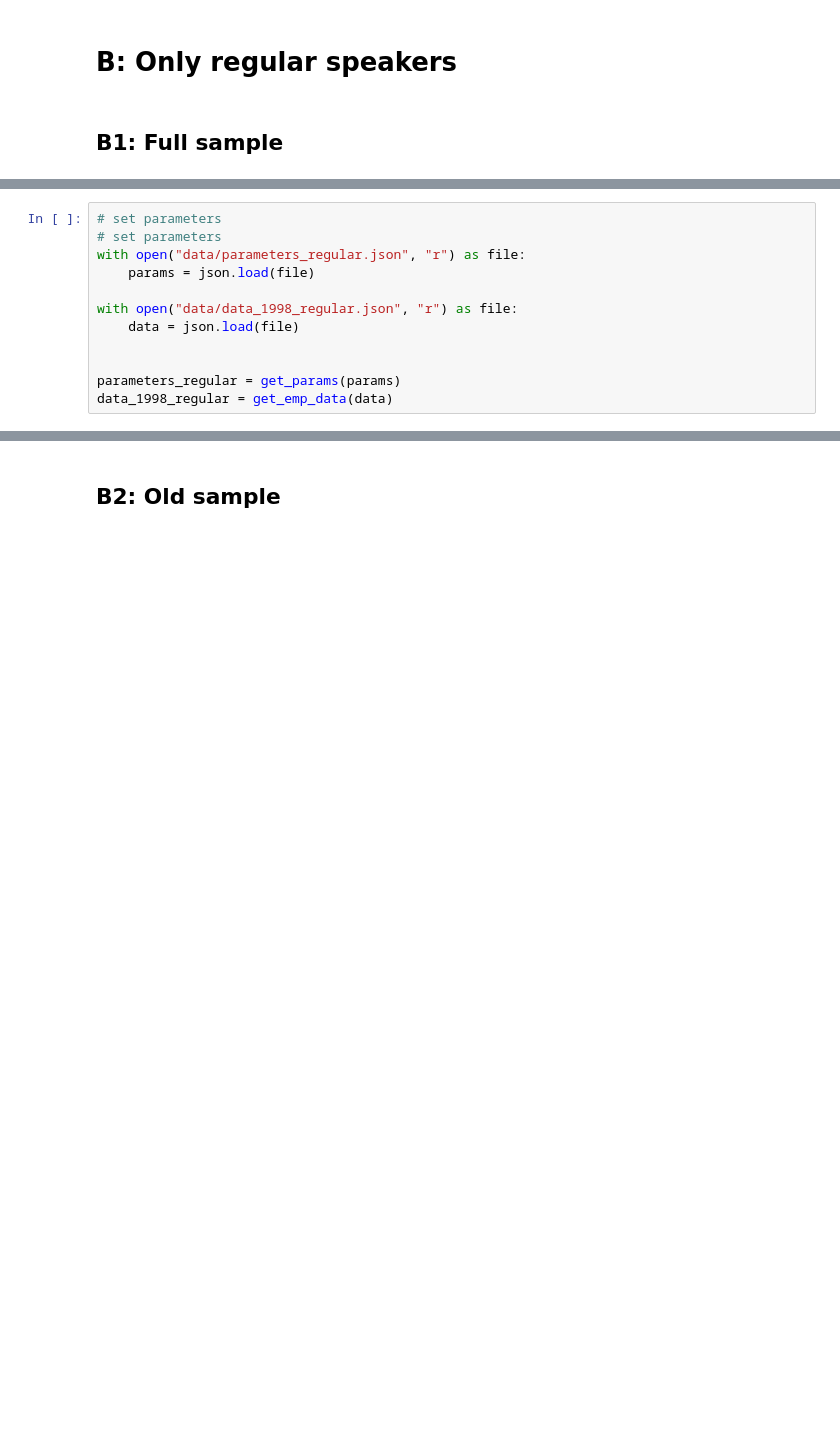
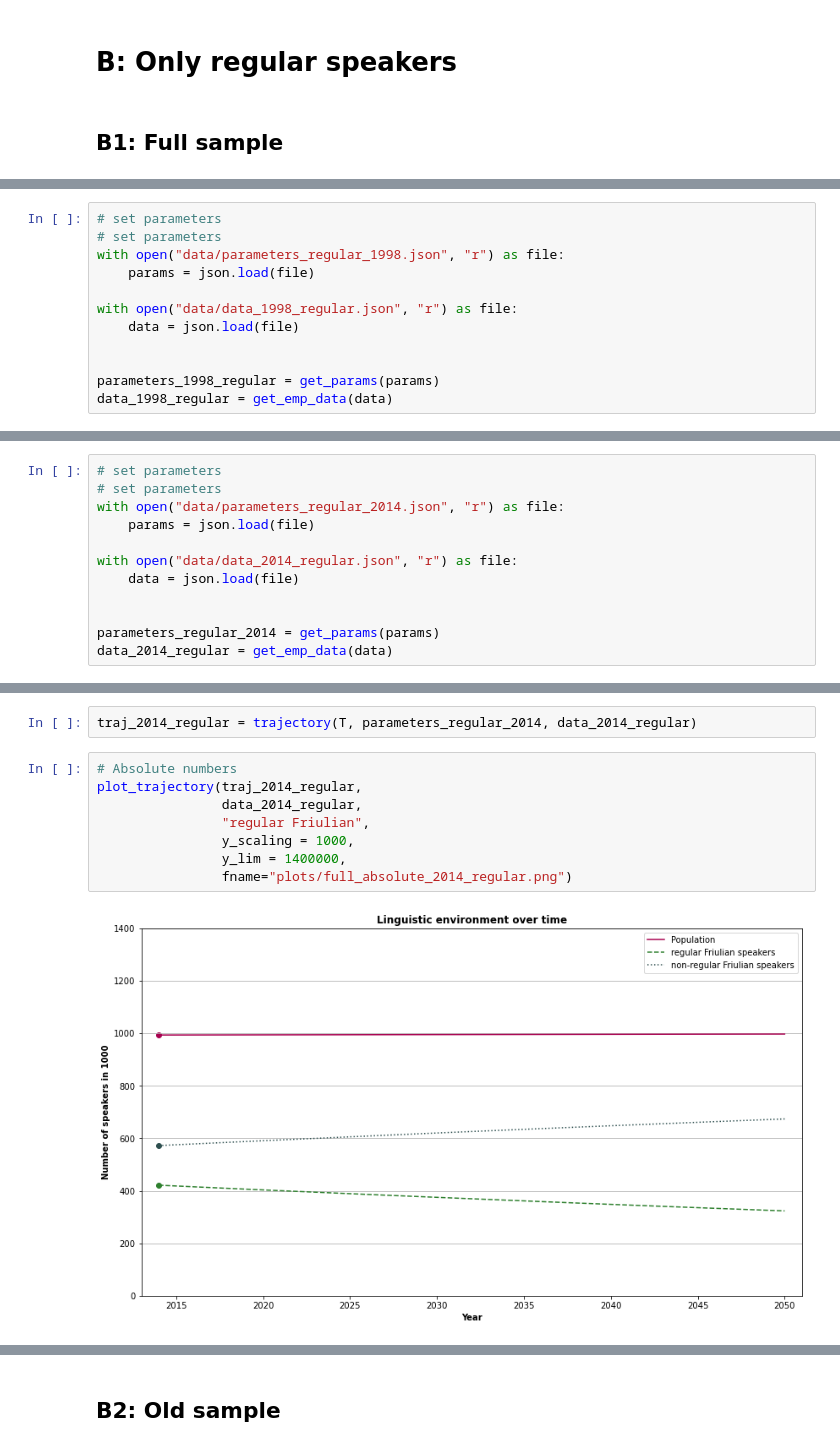
Before and after one commit to teasko/language_dynamics_modeling, a Jupyter notebook: Friulian_in_FVG/analysis_friul.ipynb, the cells around one changed output, grey strips where cells are left out. Cells and saved outputs as stored; diff of their text form; blank space fills up the shorter version.

```diff
--- a/Friulian_in_FVG/analysis_friul.ipynb
+++ b/Friulian_in_FVG/analysis_friul.ipynb
@@ -355,13 +481,13 @@ print(f"   xH = {total_end[0]/(total_end[0]+total_end[2]) :0.3f}")
 # %%
 # set parameters
 # set parameters
-with open("data/parameters_regular.json", "r") as file:
+with open("data/parameters_regular_1998.json", "r") as file:
     params = json.load(file)
 
 with open("data/data_1998_regular.json", "r") as file:
     data = json.load(file)
 
 
-parameters_regular = get_params(params)
+parameters_1998_regular = get_params(params)
 data_1998_regular = get_emp_data(data)
 # %%
@@ -400,0 +541,12 @@ plot_trajectory_relative_fill(traj_1998_regular,
+# %%
+# set parameters
+# set parameters
+with open("data/parameters_regular_2014.json", "r") as file:
+    params = json.load(file)
+
+with open("data/data_2014_regular.json", "r") as file:
+    data = json.load(file)
+
+
+parameters_regular_2014 = get_params(params)
+data_2014_regular = get_emp_data(data)
@@ -400,0 +574,12 @@ plot_trajectory_relative_fill(traj_1998_regular,
+# %%
+traj_2014_regular = trajectory(T, parameters_regular_2014, data_2014_regular)
+# %%
+# Absolute numbers
+plot_trajectory(traj_2014_regular,
+                data_2014_regular,
+                "regular Friulian",
+                y_scaling = 1000,
+                y_lim = 1400000,
+                fname="plots/full_absolute_2014_regular.png")
+# %% [output]
+[figure, added]
```
Also changed, not shown: parts of 54 cells of this notebook, 1 other file.
